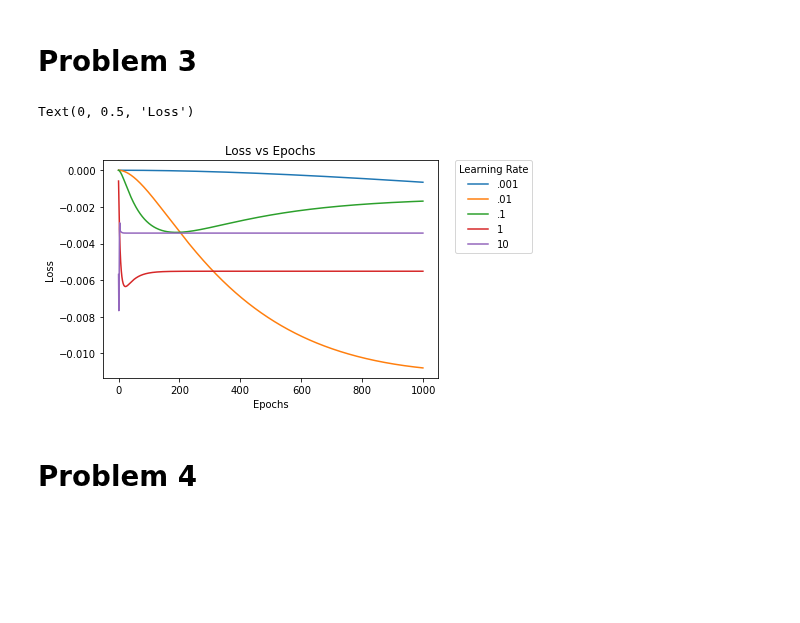
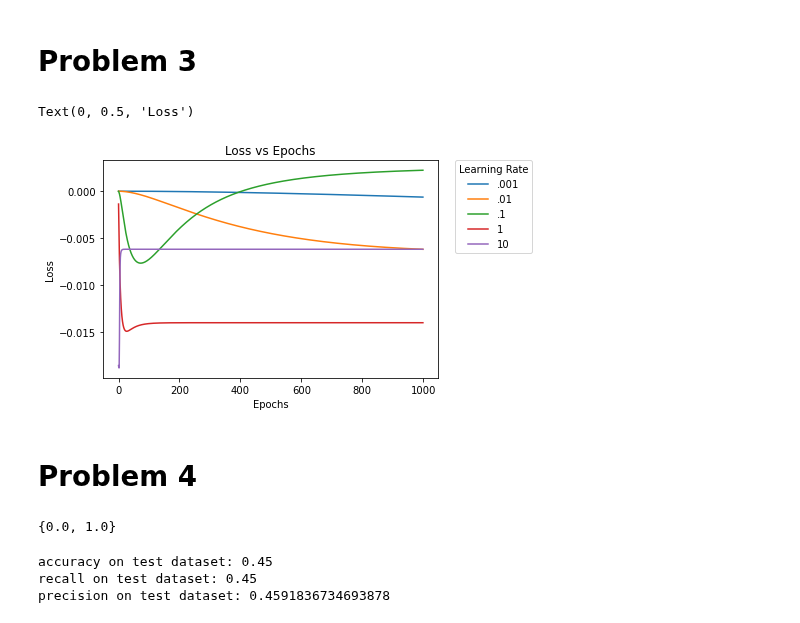
Before and after one commit to simplymathematics/wasp-aiml, a Jupyter notebook: aiml_module2.ipynb, the cells around one changed output. Drawn from its saved outputs; the diff is of its cells as text; code cells hidden in the pictures; blank space fills up the shorter version.

```diff
--- a/aiml_module2.ipynb
+++ b/aiml_module2.ipynb
@@ -26,15 +34,17 @@ def generate_halfmoon(n1, n2, max_angle=3.14):
 # %%
 from sympy.stats import Logistic, density, cdf
-from sympy import Symbol, diff, Function
+from sympy import Symbol, diff, Function, E, simplify, log
 from sympy import E
 
-x = Symbol('x')
-
-simga = Symbol('sigma')
 w = Symbol('w')
 b = Symbol('b')
-T = Symbol('T')
 x = Symbol('x')
+n = Symbol('n')
 y = Function('y')(w*x + b)
-# y = Function(y)
-sigmoid = 1/(1+E**(-y))
+i = Symbol('i')
+# y = Symbol('y')
+p = 1/(1+E**(-y))
+cost = -y * log(p) - (1-y) * log(1-p)
+dw = diff(cost, w)
+db = diff(cost, b)
+simplify(dw)
@@ -63,7 +63,7 @@ def loss(y:np.ndarray, y_hat:np.ndarray) -> float:
     :param y_hat: hypothesis/predictions.
     :return: loss.
     """
-    loss = -np.mean(y*(np.log(y_hat)) - (1-y)*np.log(1-y_hat))
+    loss = np.mean(y*(np.log(y_hat)) - (1-y)*np.log(1-y_hat))
     return loss
 
 def gradients(x:np.ndarray, y:np.ndarray, y_hat:np.ndarray) -> tuple:
@@ -81,7 +81,7 @@ def gradients(x:np.ndarray, y:np.ndarray, y_hat:np.ndarray) -> tuple:
     db = (1/n)*np.sum((y_hat - y))
     return dw, db
 
-def train(x:np.ndarray, y:np.ndarray, bs:np.ndarray, epochs:int, lr:float, method:str = 'sgd') -> tuple:
+def fit(x:np.ndarray, y:np.ndarray, bs:np.ndarray, epochs:int, lr:float, method:str = 'sgd') -> tuple:
     """
     Train the model.
     :param x: input data.
@@ -138,7 +138,7 @@ def train(x:np.ndarray, y:np.ndarray, bs:np.ndarray, epochs:int, lr:float, metho
                     a_2 = 1
                     eps = 1e-5
                     dw_old = 1
-                    db_old = 1
+                    db_old = 1 + eps
                 tmp1 = np.sqrt(1 + a_1/a_2) * a_1
                 tmp2_W = np.linalg.norm(w - w_old)/(2 * np.linalg.norm(dw - dw_old))
                 tmp2_B = np.linalg.norm(b - b_old)/(2 * np.linalg.norm(db - db_old))
@@ -348,32 +348,32 @@ As we can see, the adaptive gradient descent method converges fastest while the
 # Problem 3
 # %%
 x_train, x_test, y_train, y_test = generate_halfmoon(100, 100)
-w, b, l1 = train(x_train, y_train, bs=100, epochs=1000, lr=.001, method = 'sgd')
+w, b, l1, g1 = fit(x_train, y_train, bs=100, epochs=1000, lr=.001, method = 'sgd')
 y_pred1  = predict(x_test, w, b)
 x_train, x_test, y_train, y_test = generate_halfmoon(100, 100)
-w, b, l2 = train(x_train, y_train, bs=100, epochs=1000, lr=.01, method = 'sgd')
+w, b, l2, g2 = fit(x_train, y_train, bs=100, epochs=1000, lr=.01, method = 'sgd')
 y_pred2  = predict(x_test, w, b)
 x_train, x_test, y_train, y_test = generate_halfmoon(100, 100)
-w, b, l3 = train(x_train, y_train, bs=100, epochs=1000, lr=.1, method = 'sgd')
+w, b, l3, g3 = fit(x_train, y_train, bs=100, epochs=1000, lr=.1, method = 'sgd')
 y_pred3  = predict(x_test, w, b)
 x_train, x_test, y_train, y_test = generate_halfmoon(100, 100)
-w, b, l4 = train(x_train, y_train, bs=100, epochs=1000, lr=1, method = 'sgd')
+w, b, l4, g4 = fit(x_train, y_train, bs=100, epochs=1000, lr=1, method = 'sgd')
 y_pred4  = predict(x_test, w, b)
 x_train, x_test, y_train, y_test = generate_halfmoon(100, 100)
-w, b, l5 = train(x_train, y_train, bs=100, epochs=1000, lr=10, method = 'sgd')
+w, b, l5, g5 = fit(x_train, y_train, bs=100, epochs=1000, lr=10, method = 'sgd')
 y_pred5  = predict(x_test, w, b)
 plt.plot(l1)
 plt.plot(l2)
 plt.plot(l3)
 plt.plot(l4)
 plt.plot(l5)
 plt.legend(labels = ['.001', '.01', '.1', '1', '10'], title = "Learning Rate", bbox_to_anchor=(1.05, 1), loc=2, borderaxespad=0.)
 plt.title("Loss vs Epochs")
 plt.xlabel("Epochs")
 plt.ylabel("Loss")
 # %% [output]
 Text(0, 0.5, 'Loss')
-[figure, old version]
+[figure, new version]
 # %% [markdown]
 # Problem 4
 # %%
@@ -421,11 +421,19 @@ def sgd(features, outputs):
     return weights
 # %%
 W = sgd(x_train, y_train)
+# %%
+set(y_train)
+# %% [output]
+{0.0, 1.0}
 # %%
 y_test_predicted = np.array([])
 for i in range(x_test.shape[0]):
     yp = np.sign(np.dot(W, x_test[i])) #model
     y_test_predicted = np.append(y_test_predicted, yp)
 print("accuracy on test dataset: {}".format(accuracy_score(y_test, y_test_predicted)))
-print("recall on test dataset: {}".format(recall_score(y_test, y_test_predicted)))
-print("precision on test dataset: {}".format(precision_score(y_test, y_test_predicted)))
+print("recall on test dataset: {}".format(recall_score(y_test, y_test_predicted, average = 'weighted')))
+print("precision on test dataset: {}".format(precision_score(y_test, y_test_predicted, average = 'weighted')))
+# %% [output]
+accuracy on test dataset: 0.45
+recall on test dataset: 0.45
+precision on test dataset: 0.4591836734693878
```
Also changed, not shown: parts of 13 cells of this notebook, 6 other files.
